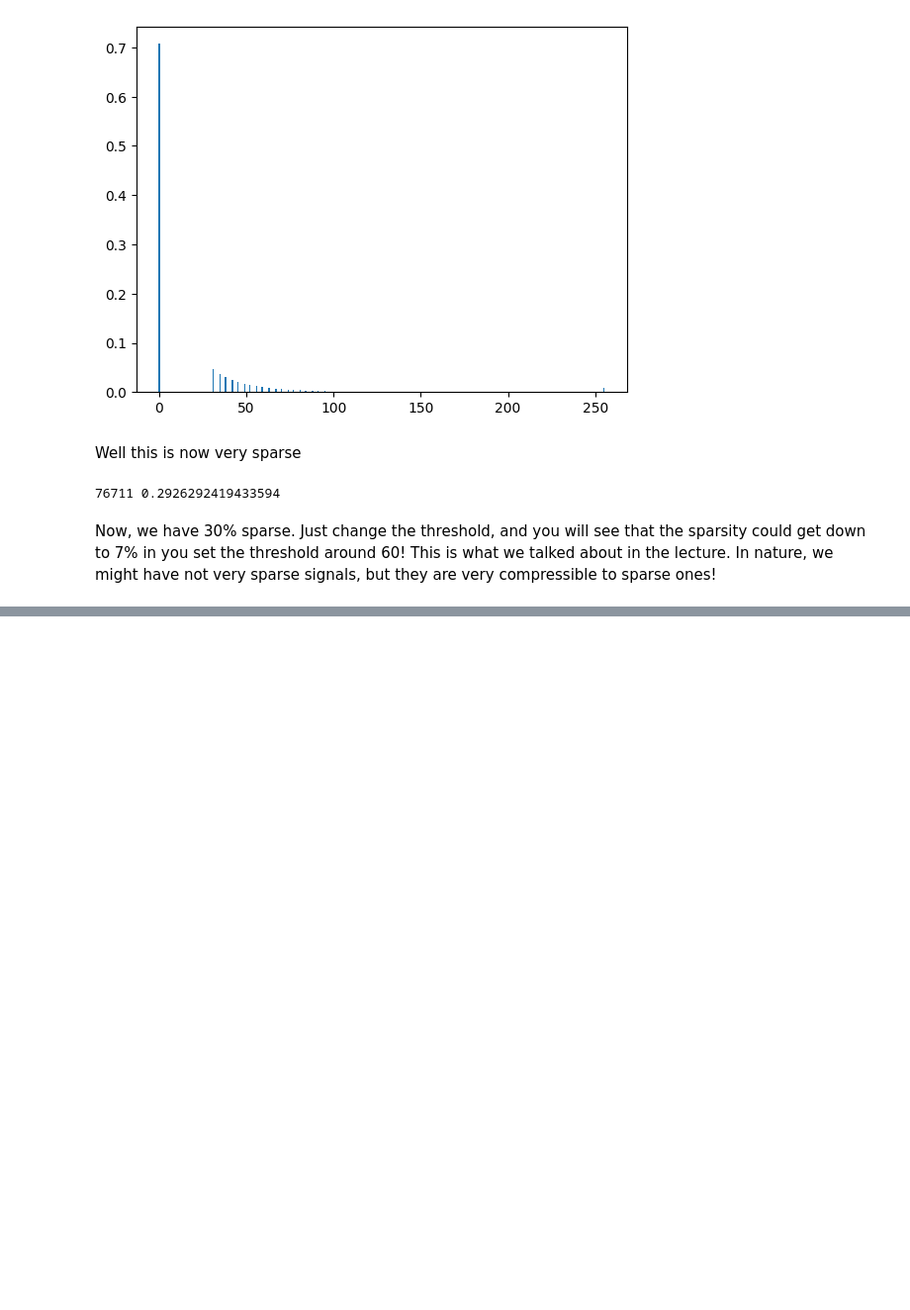
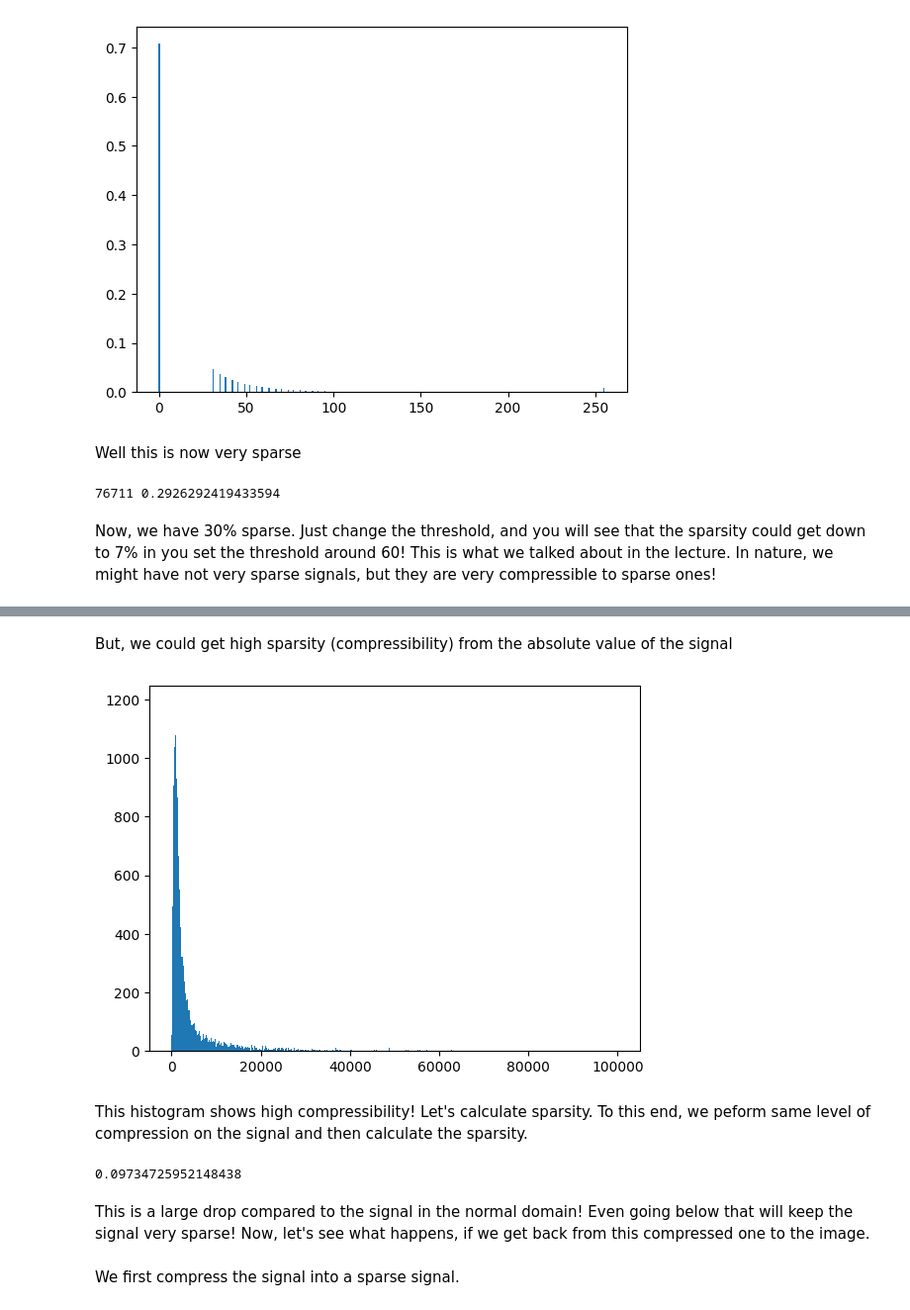
Before and after one commit to AlBerey/CompressiveSensing, a Jupyter notebook: Python_Notebooks/Sparsity_MRI.ipynb, the cells around one changed output, grey strips where cells are left out. Shown at 99% size. Drawn from its saved outputs; the diff is of its cells as text; code cells hidden in the pictures; blank space fills up the shorter version.

```diff
--- a/Python_Notebooks/Sparsity_MRI.ipynb
+++ b/Python_Notebooks/Sparsity_MRI.ipynb
@@ -185,0 +184,22 @@ Now, we have 30% sparse. Just change the threshold, and you will see that the sp
+# %% [markdown]
+But, we could get high sparsity (compressibility) from the absolute value of the signal
+# %%
+# Let's plot the histogram
+hist = plt.hist(x_fft_abs, bins = 10000,range=(0,100000))
+dist = hist[0]
+bins_freq = hist[1]
+plt.show()
+# %% [output]
+[figure, added]
+# %% [markdown]
+This histogram shows high compressibility! Let's calculate sparsity. To this end, we peform same level of compression on the signal and then calculate the sparsity.
+# %%
+compress_threshold_freq = int((30/256)*10000)
+sparsity_fft = np.sum(dist[:compress_threshold_freq])/x_fft_abs.size
+print(1 - sparsity_fft)
+# %% [output]
+0.09734725952148438
+# %% [markdown]
+This is a large drop compared to the signal in the normal domain! Even going below that will keep the signal very sparse! Now, let's see what happens, if we get back from this compressed one to the image.
+# %% [markdown]
+We first compress the signal into a sparse signal.
```
Also changed, not shown: parts of 23 cells of this notebook.
